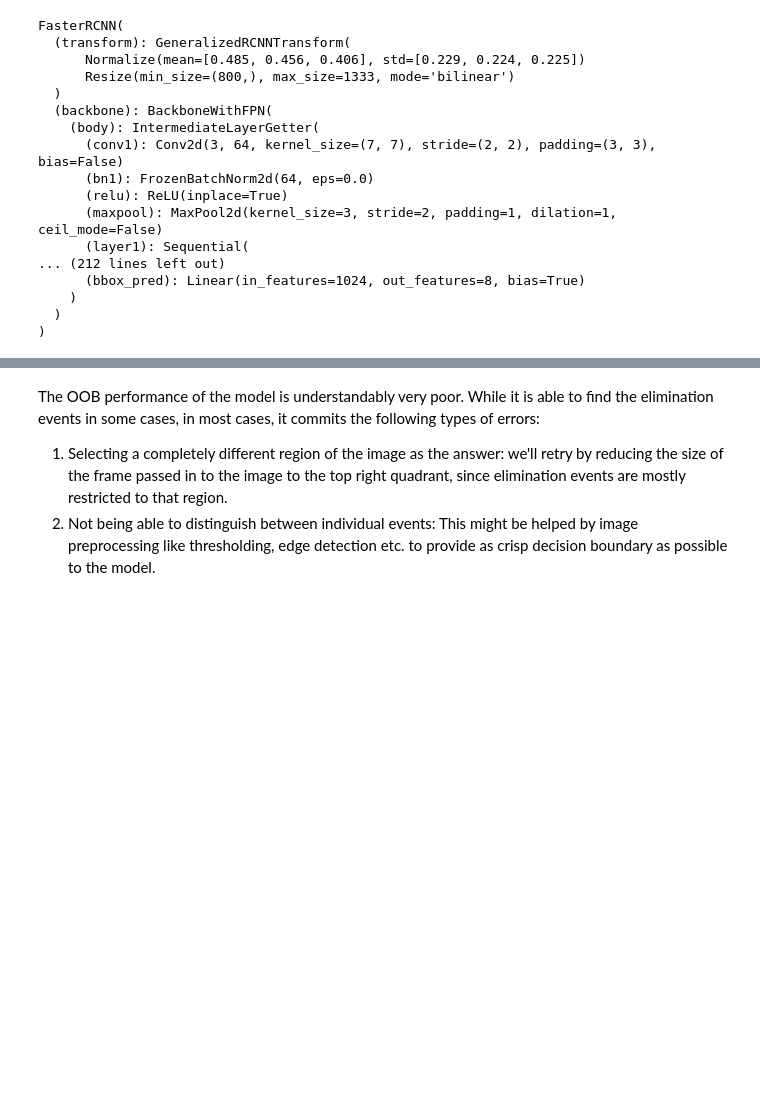
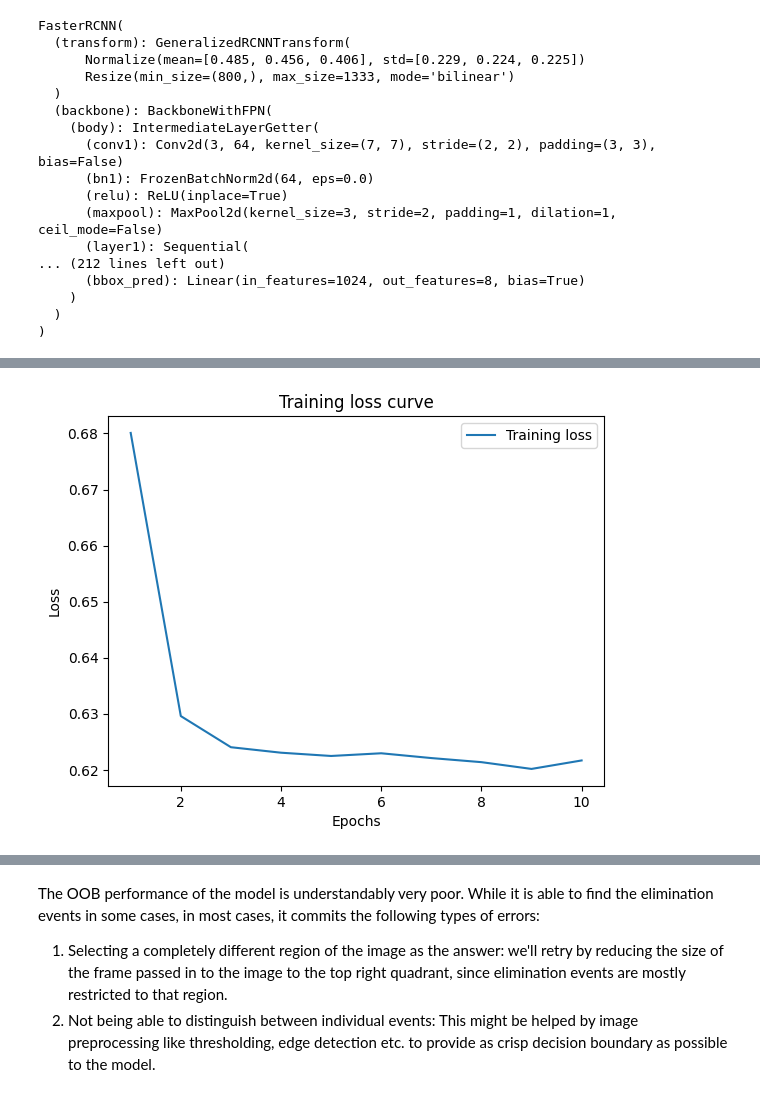
Before and after one commit to shikharbhardwaj/csgo-clips-autotrim, a Jupyter notebook: nbs/elimination_segmentation.ipynb, the cells around one changed output, grey strips where cells are left out. Cells and saved outputs as stored; diff of their text form; code cells hidden in the pictures; blank space fills up the shorter version.

```diff
--- a/nbs/elimination_segmentation.ipynb
+++ b/nbs/elimination_segmentation.ipynb
@@ -122,6 +148,7 @@ def load_image_from_s3(uri: str) -> Image.Image:
 
     return img
 # %%
+#| export
 class EliminationEventsDataset(torch.utils.data.Dataset):
     """ Torch dataset of the annotated elimination events.
     """
@@ -201,7 +228,7 @@ class EliminationEventsDataset(torch.utils.data.Dataset):
         my_annotation["iscrowd"] = iscrowd
 
         if self.transforms is not None:
-            img = self.transforms(img)
+            img, my_annotation = self.transforms((img, my_annotation))
 
         return img, my_annotation
 
@@ -305,22 +358,64 @@ criterion = torch.nn.CrossEntropyLoss()
 # %%
-# Training loop
-num_epochs = 10
-for epoch in range(num_epochs):
-    model.train()
-    total_loss = 0.0
+train_fasterrcnn = False
 
-    for images, targets in train_data_loader:
-        images = [img.to(device) for img in images]
-        targets = [{k: v.to(device) for k, v in t.items()} for t in targets]
 
-        optimizer.zero_grad()
-        loss_dict = model(images, targets)
-        loss = sum(loss for loss in loss_dict.values())
-        loss.backward()
-        optimizer.step()
+with mlflow.start_run(run_name='fasterrcnn',
+                      description='Pretrained faster RCNN with fully connected layers unfrozen for transfer learning.',
+                      experiment_id=experiment.experiment_id) as run:
+    # Define optimizer and loss function.
+    params = {
+        'learning_rate': 0.01,
+        'momentum': 0.9,
+        'loss_fn': 'cross_entropy',
+        'num_epochs': 10
+    }
 
-        total_loss += loss.item()
+    mlflow.log_params(params)
 
-    avg_loss = total_loss / len(train_data_loader)
-    print(f'Epoch [{epoch+1}/{num_epochs}], Loss: {avg_loss:.4f}')
+    optimizer = torch.optim.SGD(model.parameters(), lr=params['learning_rate'], momentum=params['momentum'])
+    criterion = torch.nn.CrossEntropyLoss()
+
+    loss_table = []
+
+    # Training loop
+    for epoch in range(params['num_epochs']):
+        model.train()
+        total_loss = 0.0
+
+        for images, targets in train_data_loader:
+            images = [img.to(device) for img in images]
+            targets = [{k: v.to(device) for k, v in t.items()} for t in targets]
+
+            optimizer.zero_grad()
+            loss_dict = model(images, targets)
+            loss = sum(loss for loss in loss_dict.values())
+            loss.backward()
+            optimizer.step()
+
+            total_loss += loss.item()
+
+        avg_loss = total_loss / len(train_data_loader)
+        loss_table.append(avg_loss)
+
+        print(f'Epoch [{epoch+1}/{params["num_epochs"]}], Loss: {avg_loss:.4f}')
+
+    RUN_DIR = EXPERIMENT_DIR / run.info.run_id
+    RUN_DIR.mkdir(parents=True, exist_ok=False)
+    MODEL_PATH = RUN_DIR / 'model.pkl'
+
+    torch.save(model.state_dict(), MODEL_PATH)
+
+    # Save loss curve.
+    plt.plot(range(1, params['num_epochs'] + 1), loss_table, label='Training loss')
+    plt.title('Training loss curve')
+    plt.xlabel('Epochs')
+    plt.ylabel('Loss')
+    plt.legend(loc='best')
+    plt.savefig(RUN_DIR / 'loss_curve.png')
+
+    mlflow.log_artifacts(RUN_DIR)
+
+    evaluator = engine.evaluate(model, val_data_loader, device=device)
+    metrics = EvaluationMetrics.from_evaluator(evaluator)
+    metrics.log()
 # %% [output]
@@ -336,0 +439 @@ Epoch [10/10], Loss: 2.0373
+[figure, added]
```
Also changed, not shown: parts of 28 cells of this notebook, 3 other files.
